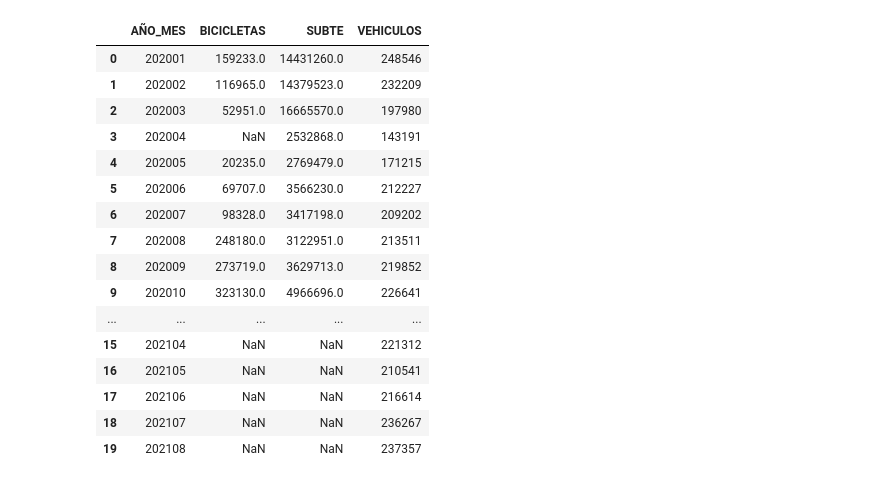
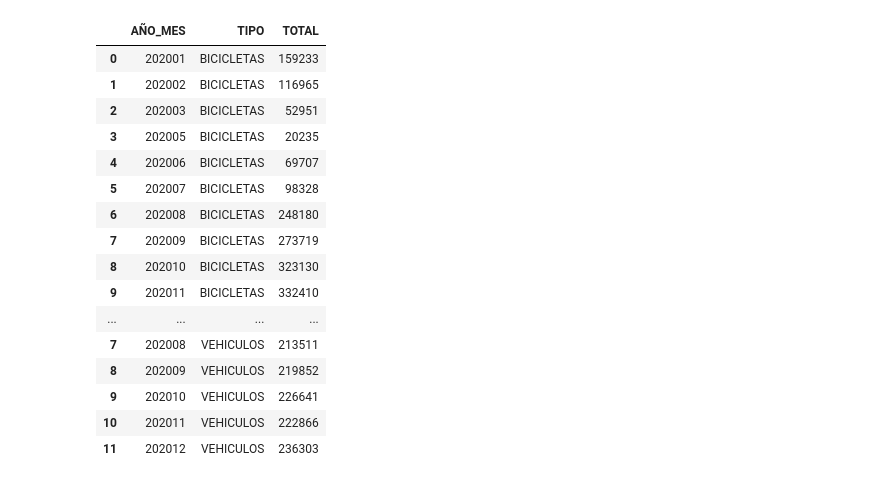
Before and after one commit to fernandorgonzalez/cursos-eant-python_data_analytics-proyecto, a Jupyter notebook: bicicletas_subte_vehiculos.ipynb, the cells around one changed output. Saved outputs shown, nothing was run; the diff lists cells and outputs as text; code cells hidden in the pictures.

```diff
--- a/bicicletas_subte_vehiculos.ipynb
+++ b/bicicletas_subte_vehiculos.ipynb
@@ -40,21 +23,21 @@ df
-# %%
-df = df.merge(df_vehiculos, how = 'right', on=['AÑO_MES'])
-df
-# %% [output]
-|  | AÑO_MES | BICICLETAS | SUBTE | VEHICULOS |
-| 0 | 202001 | 159233.0 | 14431260.0 | 248546 |
-| 1 | 202002 | 116965.0 | 14379523.0 | 232209 |
-| 2 | 202003 | 52951.0 | 16665570.0 | 197980 |
-| 3 | 202004 | NaN | 2532868.0 | 143191 |
-| 4 | 202005 | 20235.0 | 2769479.0 | 171215 |
-| 5 | 202006 | 69707.0 | 3566230.0 | 212227 |
-| 6 | 202007 | 98328.0 | 3417198.0 | 209202 |
-| 7 | 202008 | 248180.0 | 3122951.0 | 213511 |
-| 8 | 202009 | 273719.0 | 3629713.0 | 219852 |
-| 9 | 202010 | 323130.0 | 4966696.0 | 226641 |
-| ... | ... | ... | ... | ... |
-| 15 | 202104 | NaN | NaN | 221312 |
-| 16 | 202105 | NaN | NaN | 210541 |
-| 17 | 202106 | NaN | NaN | 216614 |
-| 18 | 202107 | NaN | NaN | 236267 |
-| 19 | 202108 | NaN | NaN | 237357 |
+# %%
+df = pd.concat([df_bicicletas,df_subte,df_vehiculos])
+df
+# %% [output]
+|  | AÑO_MES | TIPO | TOTAL |
+| 0 | 202001 | BICICLETAS | 159233 |
+| 1 | 202002 | BICICLETAS | 116965 |
+| 2 | 202003 | BICICLETAS | 52951 |
+| 3 | 202005 | BICICLETAS | 20235 |
+| 4 | 202006 | BICICLETAS | 69707 |
+| 5 | 202007 | BICICLETAS | 98328 |
+| 6 | 202008 | BICICLETAS | 248180 |
+| 7 | 202009 | BICICLETAS | 273719 |
+| 8 | 202010 | BICICLETAS | 323130 |
+| 9 | 202011 | BICICLETAS | 332410 |
+| ... | ... | ... | ... |
+| 7 | 202008 | VEHICULOS | 213511 |
+| 8 | 202009 | VEHICULOS | 219852 |
+| 9 | 202010 | VEHICULOS | 226641 |
+| 10 | 202011 | VEHICULOS | 222866 |
+| 11 | 202012 | VEHICULOS | 236303 |
```
Also changed, not shown: parts of 4 cells of this notebook, 4 other files.
